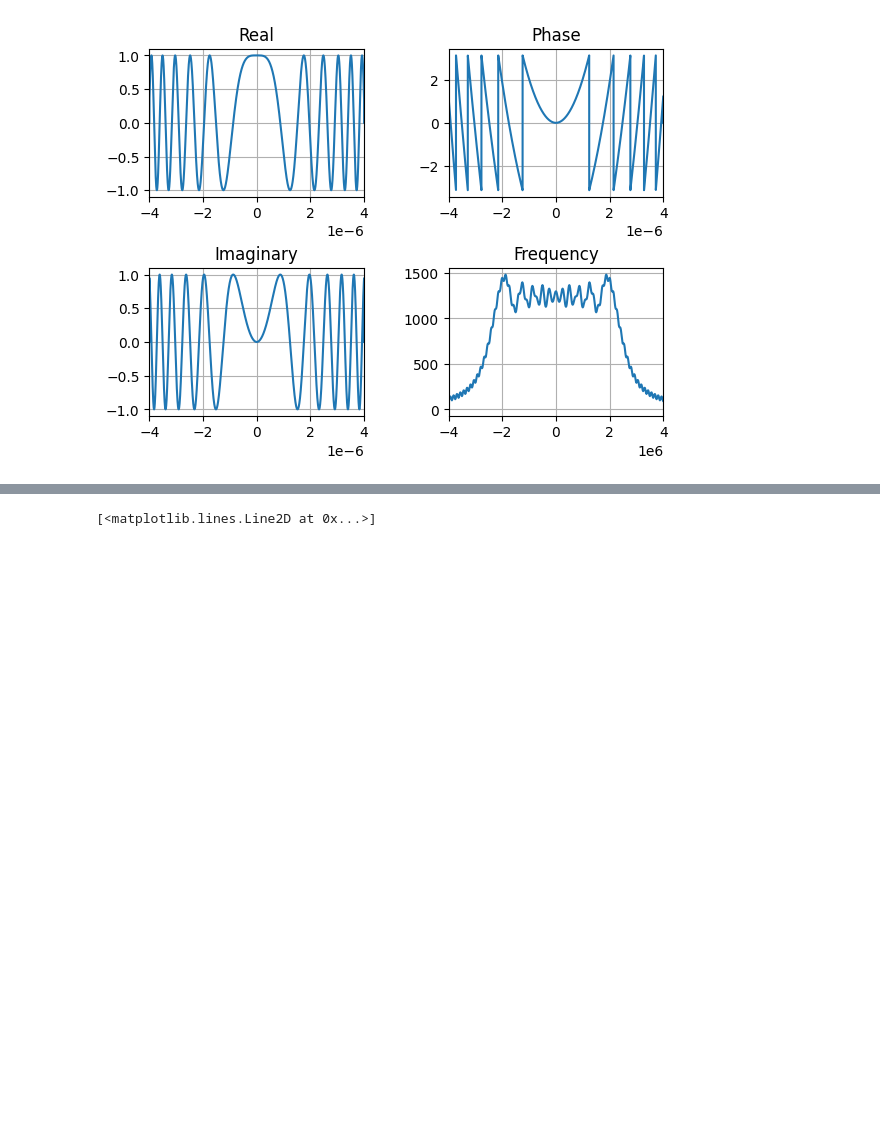
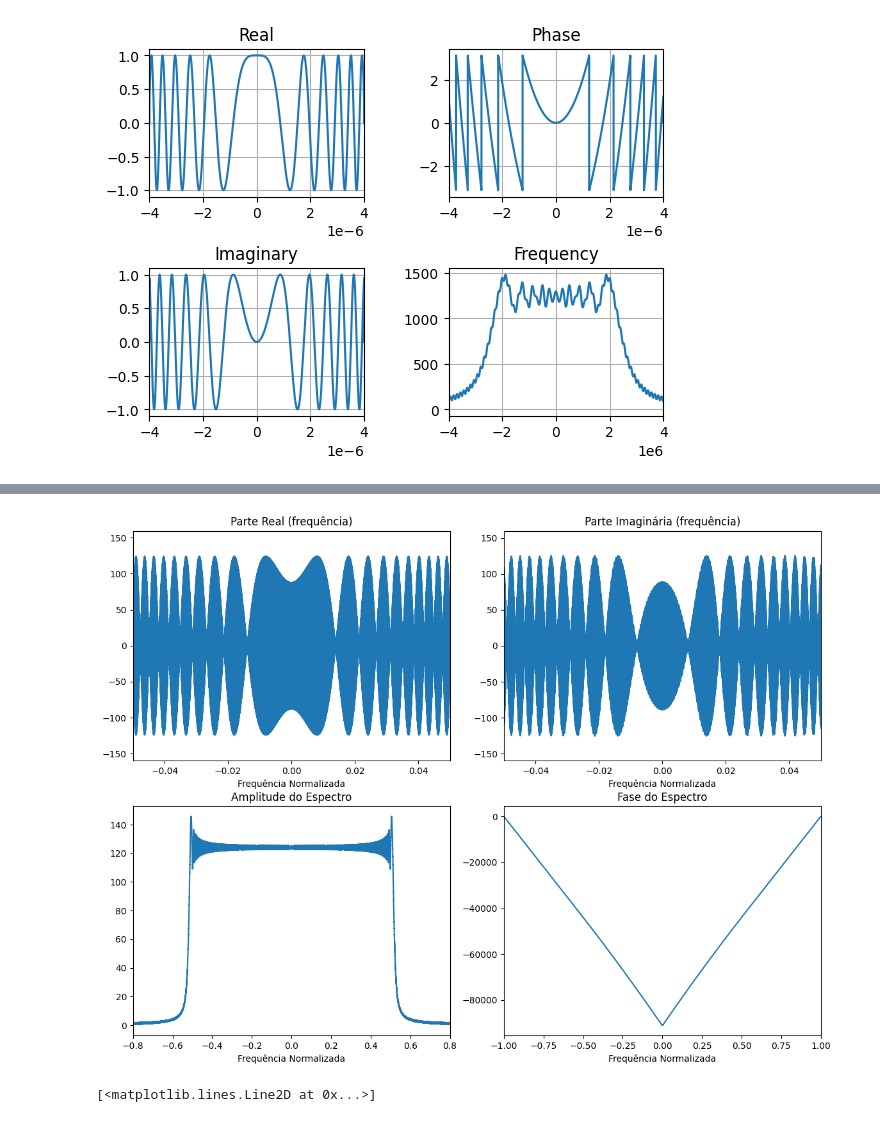
Before and after one commit to gabrielluizep/et-291, a Jupyter notebook: assignment-03/pulse_compression.ipynb, the cells around one changed output, grey strips where cells are left out. Drawn from its saved outputs; the diff is of its cells as text; code cells hidden in the pictures; blank space fills up the shorter version.

```diff
--- a/assignment-03/pulse_compression.ipynb
+++ b/assignment-03/pulse_compression.ipynb
@@ -196,3 +196,38 @@ plt.show()
+# %%
+# ---------------------------
+# Plots
+# ---------------------------
+fig, axs = plt.subplots(2, 2, figsize=(12, 9))
+fig.tight_layout(pad=3.0)
+axs = axs.flatten()
+# Parte real
+axs[0].plot(f / np.max(np.abs(f)), np.real(Sf))  # frequência normalizada
+axs[0].set_title("Parte Real (frequência)")
+normalized_f = f / fs
+axs[0].set_xlim(-0.05, 0.05)
+axs[0].set_xlabel("Frequência Normalizada")
+
+# Parte imaginária
+axs[1].plot(f / np.max(np.abs(f)), np.imag(Sf))  # frequência normalizada
+axs[1].set_title("Parte Imaginária (frequência)")
+axs[1].set_xlim(-0.05, 0.05)
+axs[1].set_xlabel("Frequência Normalizada")
+
+# Amplitude
+axs[2].plot(f / np.max(np.abs(f)), np.abs(Sf))  # frequência normalizada
+axs[2].set_title("Amplitude do Espectro")
+axs[2].set_xlim(-8e-1, 8e-1)
+axs[2].set_xlabel("Frequência Normalizada")
+
+# Fase
+axs[3].plot(f / np.max(np.abs(f)), np.unwrap(np.angle(Sf)))  # frequência normalizada
+axs[3].set_title("Fase do Espectro")
+axs[3].set_xlim(-1, 1)
+axs[3].set_xlabel("Frequência Normalizada")
+
+plt.show()
+# %% [output]
+[figure, added]
 # %%
 
 
```
Also changed, not shown: parts of 2 cells of this notebook.
